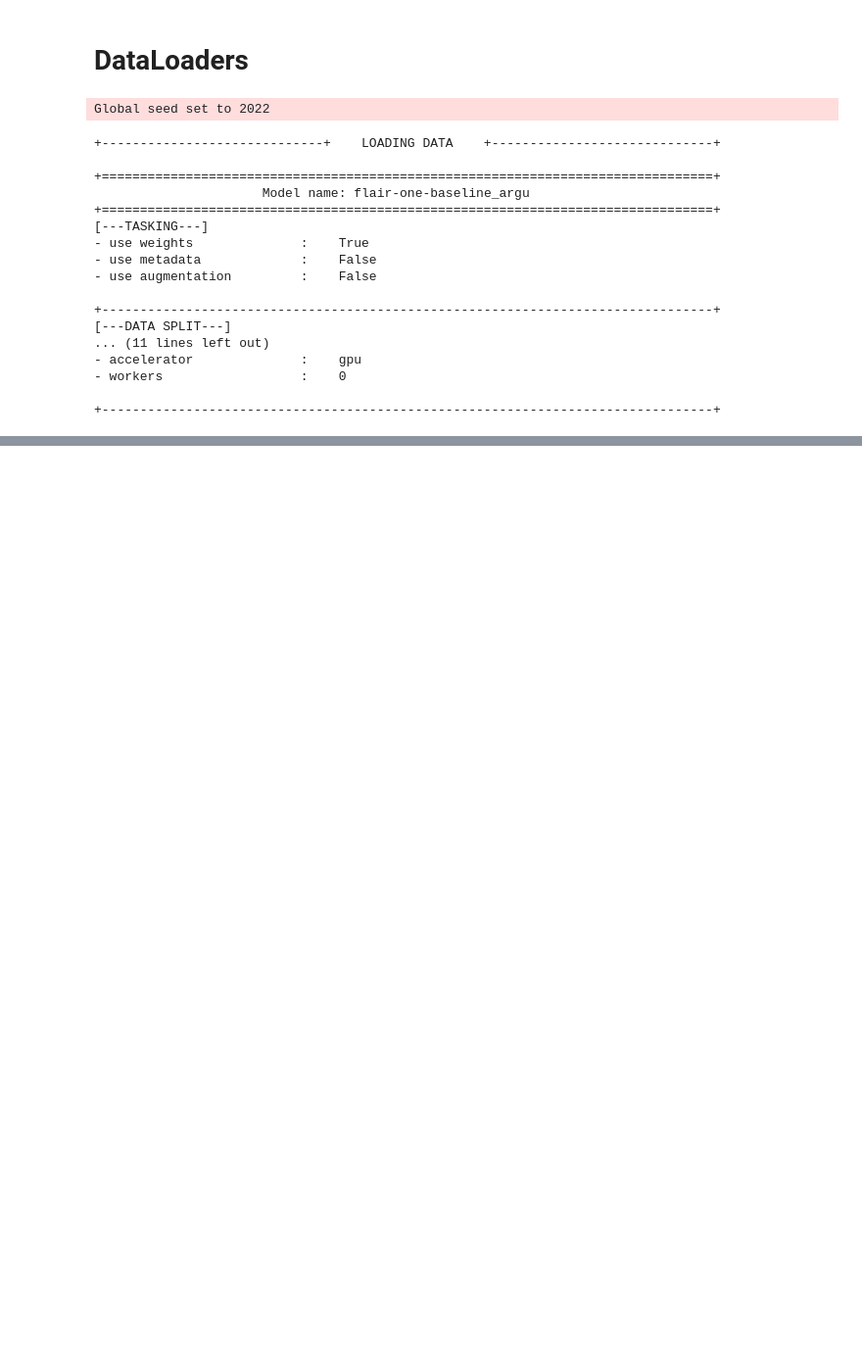
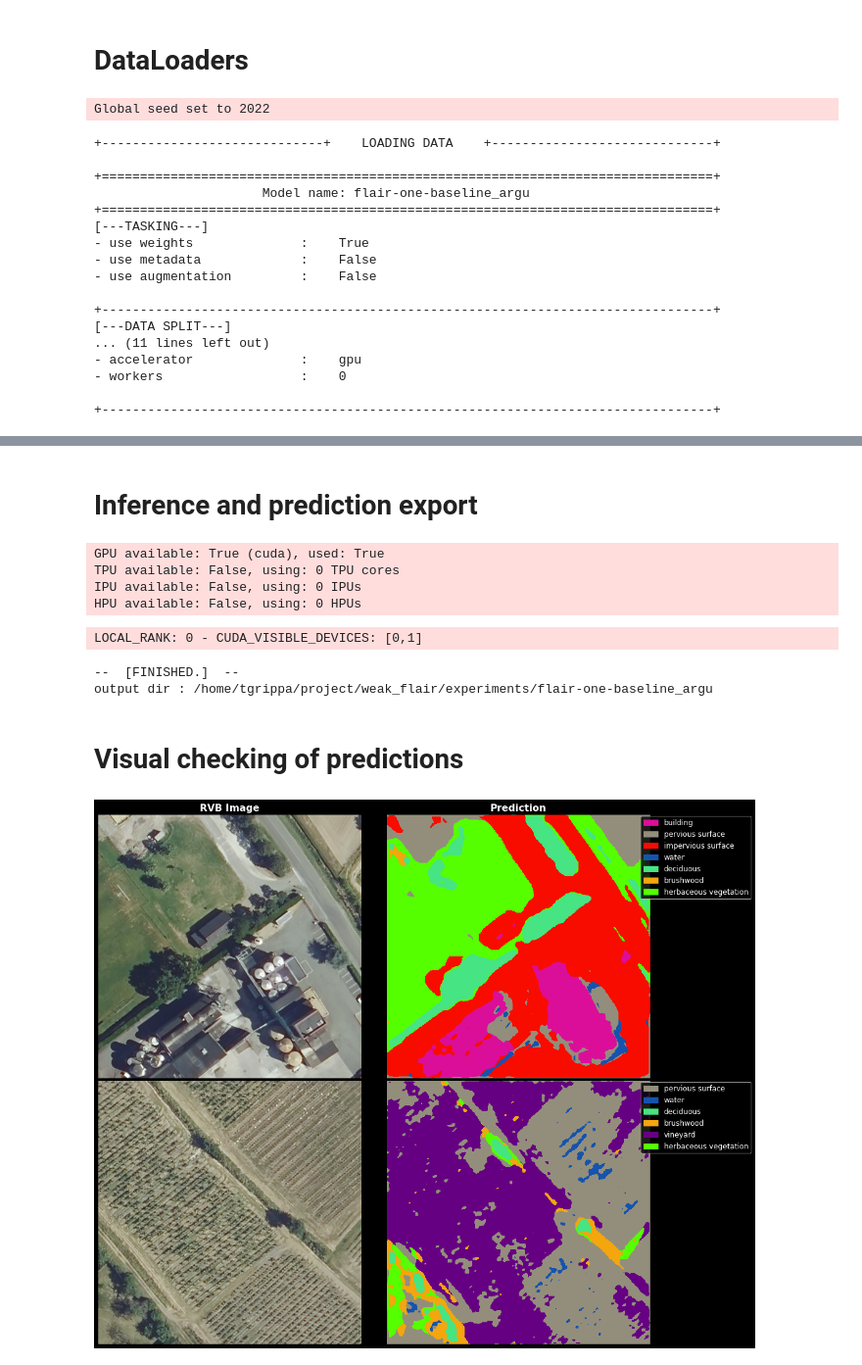
Before and after one commit to tgrippa/Weaksupervision_FlairOne, a Jupyter notebook: DL/FLAIR_baseline/baseline.ipynb, the cells around one changed output, grey strips where cells are left out. Shown at 98% size. Drawn from its saved outputs; the diff is of its cells as text; code cells hidden in the pictures; blank space fills up the shorter version.

Commit message:
update notebook with training  and inference steps

```diff
--- a/DL/FLAIR_baseline/baseline.ipynb
+++ b/DL/FLAIR_baseline/baseline.ipynb
@@ -112,9 +166,9 @@ out_dir.mkdir(parents=True, exist_ok=True)
 
 seed_everything(2022, workers=True)
 
-subset_train = 1.0 # 100% of trainval data
-subset_val = 1.0  # 100% of trainval data
-subset_test = 1.0  # 100% of trainval set
+subset_train = 0.25 # 100% of train data
+subset_val = 0.25  # 100% of val data
+subset_test = 0.25 # 100% of test set
 
 @rank_zero_only
 def step_loading(path_data, path_metadata_file: str, use_metadata: bool) -> dict:
@@ -185,0 +375,44 @@ Global seed set to 2022
+# %% [markdown]
+# Inference and prediction export
+# %%
+writer_callback = PredictionWriter(
+    output_dir=os.path.join(out_dir, "predictions"+"_"+out_model_name),
+    write_interval="batch",
+)
+
+#### instanciation of prediction Trainer
+trainer = Trainer(
+    accelerator=accelerator,
+    devices=gpus_per_node,
+    strategy=strategy,
+    num_nodes=num_nodes,
+    callbacks = [writer_callback],
+    enable_progress_bar = enable_progress_bar,
+)
+# %% [output]
+GPU available: True (cuda), used: True
+TPU available: False, using: 0 TPU cores
+IPU available: False, using: 0 IPUs
+HPU available: False, using: 0 HPUs
+# %%
+trainer.predict(seg_module, datamodule=dm)
+
+@rank_zero_only
+def print_finish():
+    print('--  [FINISHED.]  --', f'output dir : {out_dir}', sep='\n')
+print_finish()
+# %% [output]
+LOCAL_RANK: 0 - CUDA_VISIBLE_DEVICES: [0,1]
+--  [FINISHED.]  --
+output dir : /home/tgrippa/project/weak_flair/experiments/flair-one-baseline_argu
+# %% [markdown]
+# Visual checking of predictions
+# %%
+from py_module.data_display import display_predictions, get_data_paths
+
+images_test = dict_test['IMG']
+predictions = sorted(list(get_data_paths(Path(out_dir, "predictions"+'_'+out_model_name), 'PRED*.tif')), key=lambda x: int(x.split('_')[-1][:-4]))
+# %%
+display_predictions(images_test, predictions, nb_samples=2)
+# %% [output]
+[figure, added]
```
Also changed, not shown: parts of 29 cells of this notebook.
